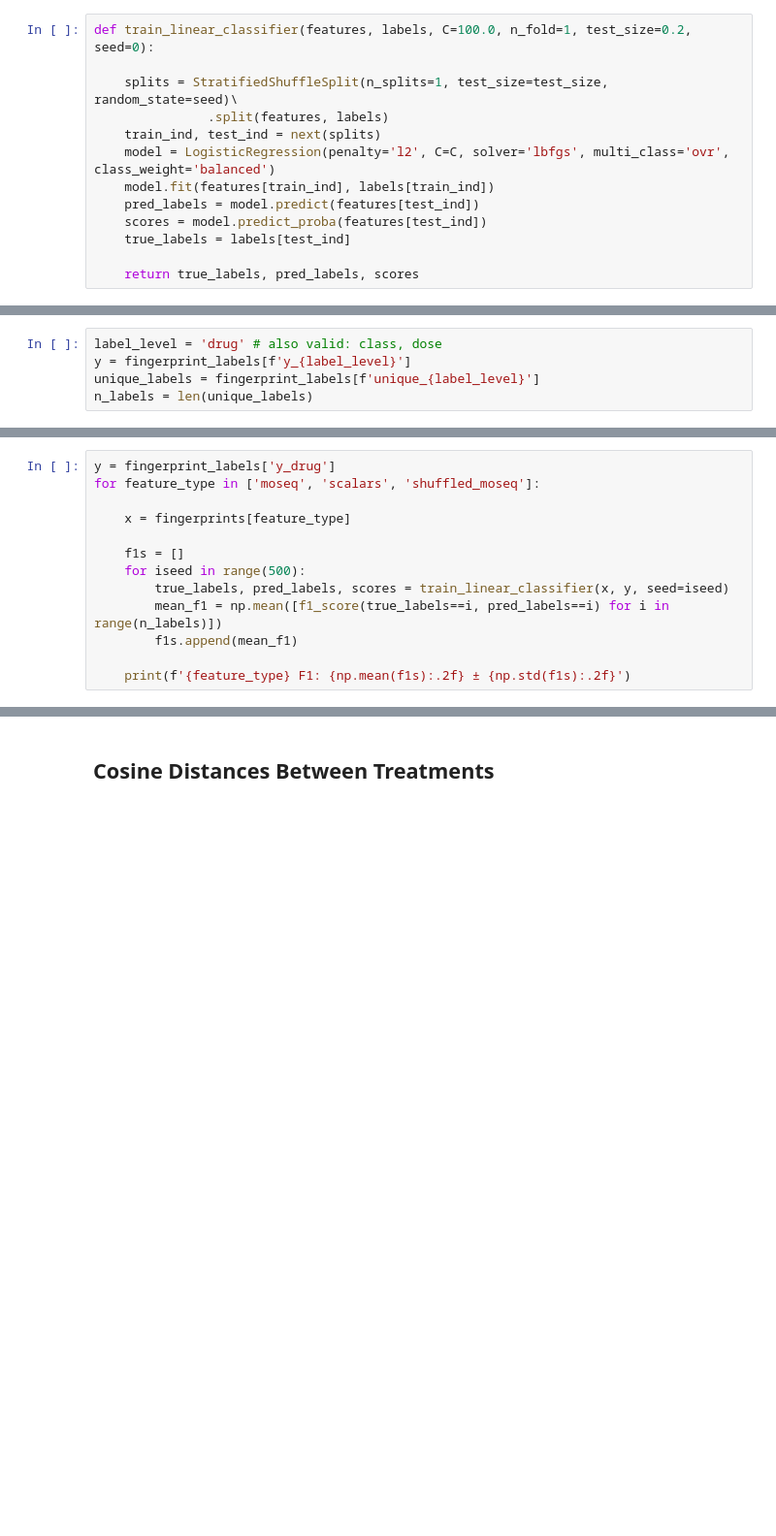
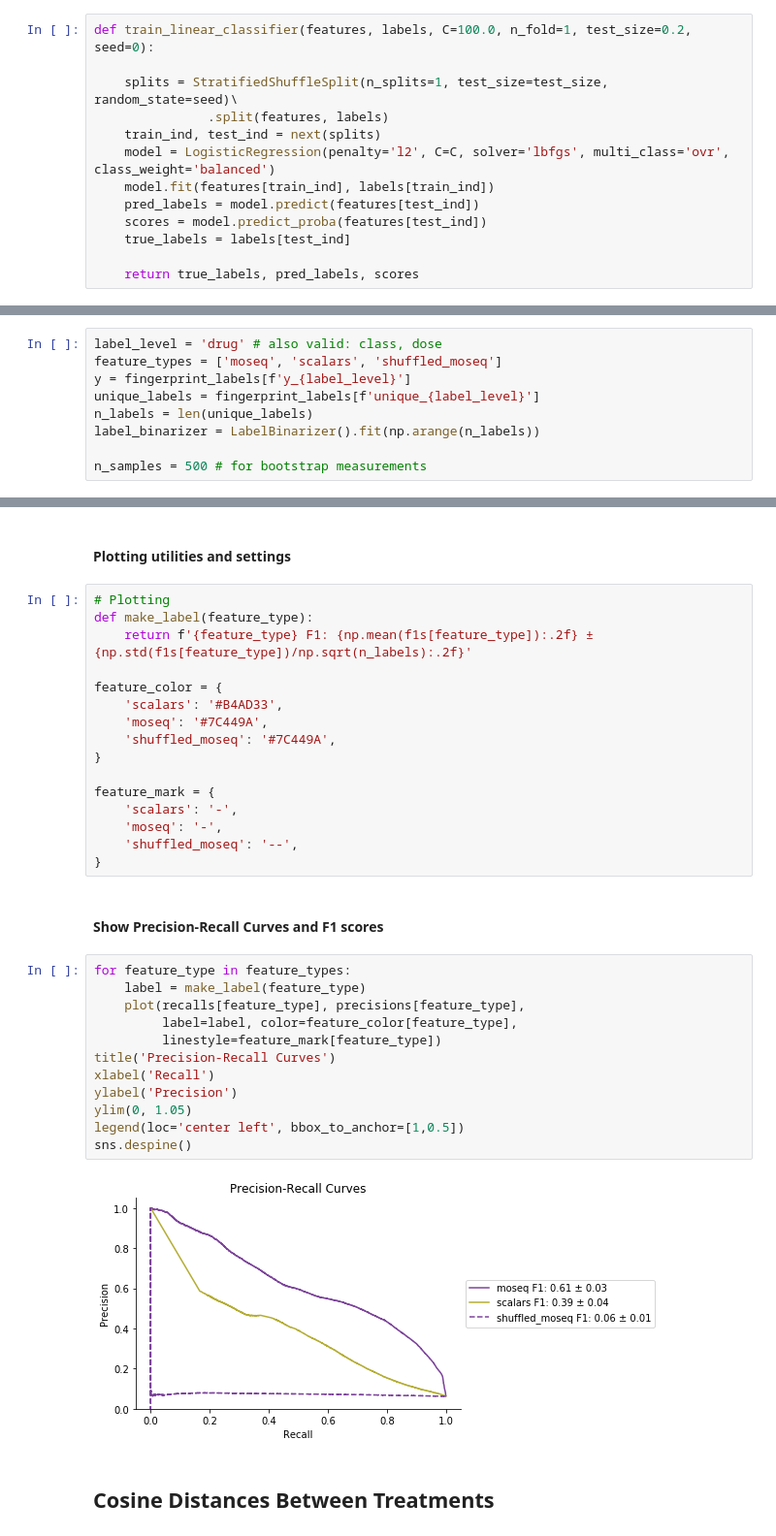
Before and after one commit to dattalab/moseq-drugs, a Jupyter notebook: notebooks/Load and Analyze Behavioral Fingerprints.ipynb, the cells around one changed output, grey strips where cells are left out. Shown: that part at 97% size. Saved outputs shown, nothing was run; the diff lists cells and outputs as text; blank space fills up the shorter version.

Commit message:
Precision-recall curves

```diff
--- a/notebooks/Load and Analyze Behavioral Fingerprints.ipynb
+++ b/notebooks/Load and Analyze Behavioral Fingerprints.ipynb
@@ -38,6 +45,10 @@ def train_linear_classifier(features, labels, C=100.0, n_fold=1, test_size=0.2,
 # %%
 label_level = 'drug' # also valid: class, dose
+feature_types = ['moseq', 'scalars', 'shuffled_moseq']
 y = fingerprint_labels[f'y_{label_level}']
 unique_labels = fingerprint_labels[f'unique_{label_level}']
 n_labels = len(unique_labels)
+label_binarizer = LabelBinarizer().fit(np.arange(n_labels))
+
+n_samples = 500 # for bootstrap measurements
 # %% [markdown]
@@ -47,13 +55,0 @@ Calculate F1 scores per split
-# %%
-y = fingerprint_labels['y_drug']
-for feature_type in ['moseq', 'scalars', 'shuffled_moseq']:
-
-    x = fingerprints[feature_type]
-
-    f1s = []
-    for iseed in range(500):
-        true_labels, pred_labels, scores = train_linear_classifier(x, y, seed=iseed)
-        mean_f1 = np.mean([f1_score(true_labels==i, pred_labels==i) for i in range(n_labels)])
-        f1s.append(mean_f1)
-
-    print(f'{feature_type} F1: {np.mean(f1s):.2f} ± {np.std(f1s):.2f}')
@@ -64,3 +86,37 @@ shuffled_moseq F1: 0.06 ± 0.02
+# %% [markdown]
+#### Plotting utilities and settings
+# %%
+# Plotting
+def make_label(feature_type):
+    return f'{feature_type} F1: {np.mean(f1s[feature_type]):.2f} ± {np.std(f1s[feature_type])/np.sqrt(n_labels):.2f}'
+
+feature_color = {
+    'scalars': '#B4AD33',
+    'moseq': '#7C449A',
+    'shuffled_moseq': '#7C449A',
+}
+
+feature_mark = {
+    'scalars': '-',
+    'moseq': '-',
+    'shuffled_moseq': '--',
+}
+# %% [markdown]
+#### Show Precision-Recall Curves and F1 scores
+# %%
+for feature_type in feature_types:
+    label = make_label(feature_type)
+    plot(recalls[feature_type], precisions[feature_type],
+         label=label, color=feature_color[feature_type],
+         linestyle=feature_mark[feature_type])
+title('Precision-Recall Curves')
+xlabel('Recall')
+ylabel('Precision')
+ylim(0, 1.05)
+legend(loc='center left', bbox_to_anchor=[1,0.5])
+sns.despine()
+# %% [output]
+[figure, added]
 # %% [markdown]
 ## Cosine Distances Between Treatments
 # %%
```
Also changed, not shown: parts of 7 cells of this notebook.
